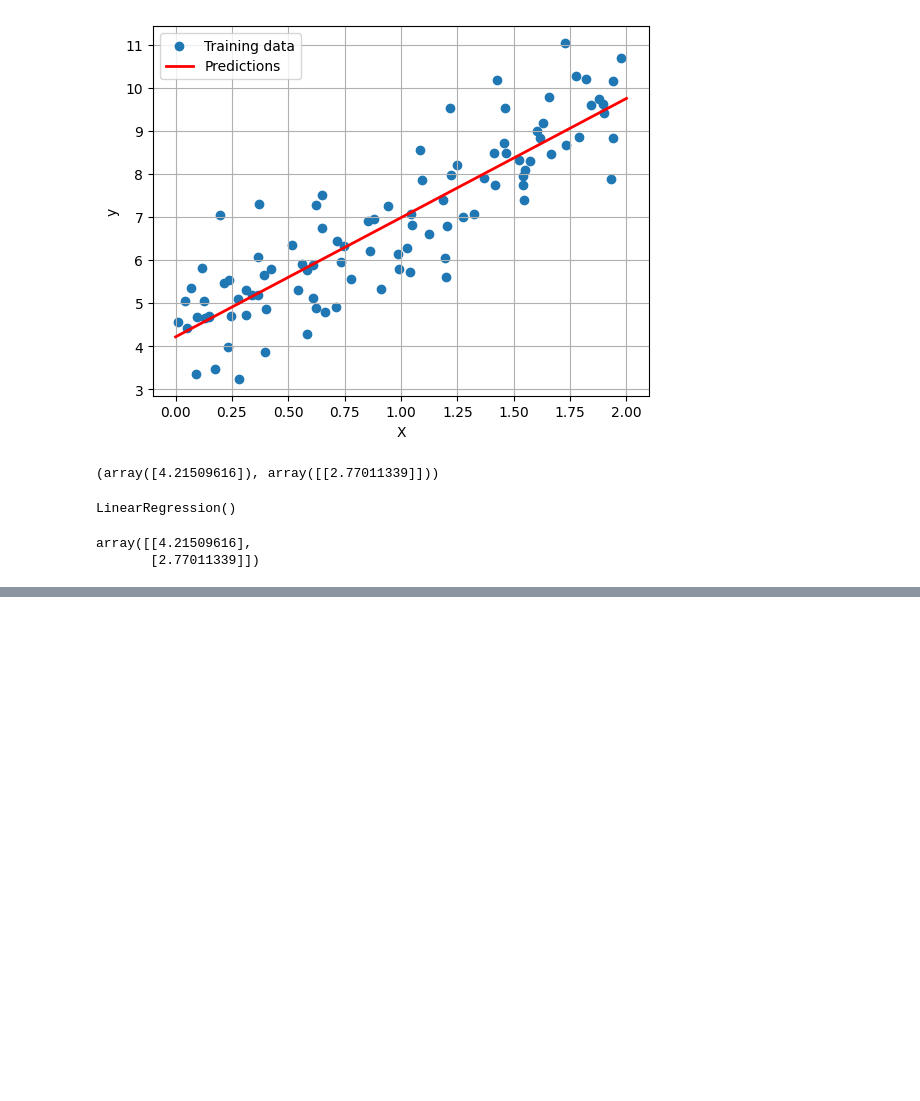
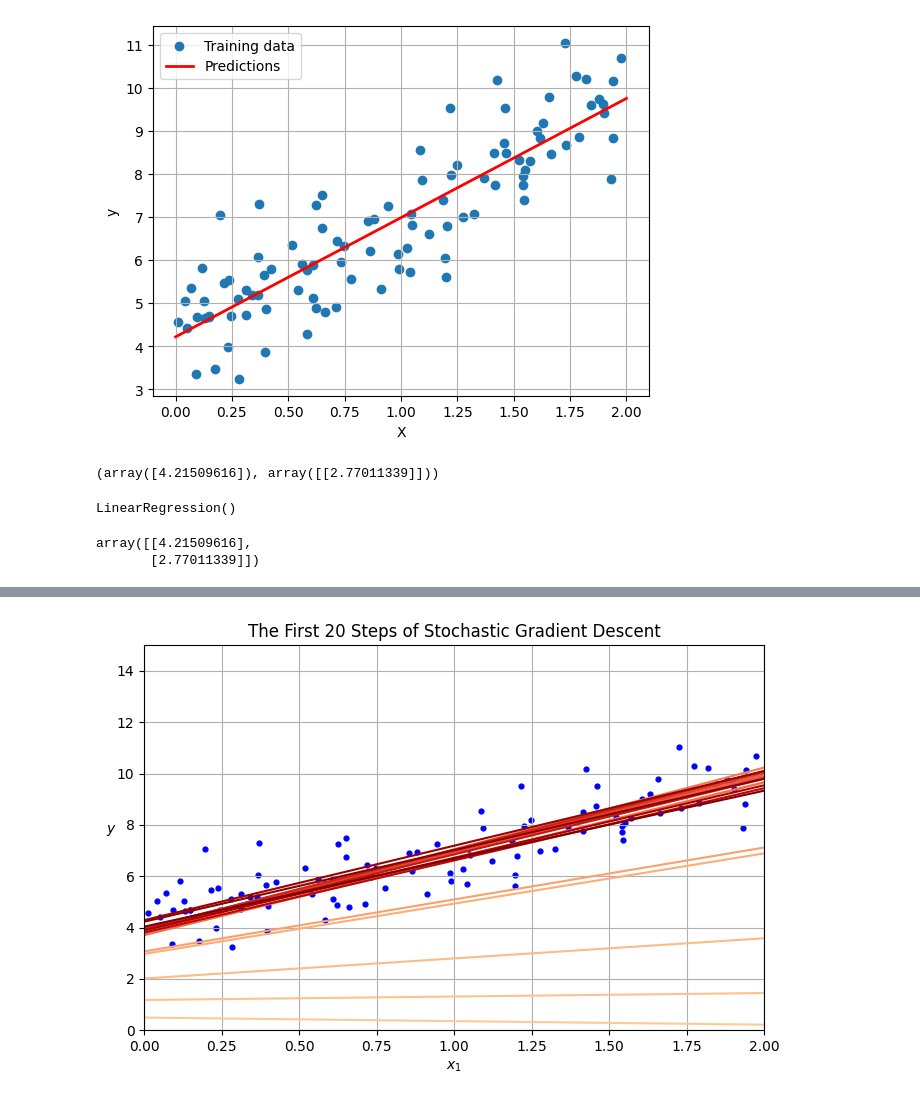
Before and after one commit to Sankalp17ML/hands-on-ml-training-models, a Jupyter notebook: notebooks/04_training_models.ipynb, the cells around one changed output, grey strips where cells are left out. Cells and saved outputs as stored; diff of their text form; code cells hidden in the pictures; blank space fills up the shorter version.

```diff
--- a/notebooks/04_training_models.ipynb
+++ b/notebooks/04_training_models.ipynb
@@ -113,0 +223,18 @@ array([[4.21509616],
+# %%
+n_epochs = 50
+t0, t1 = 5, 50
+
+def learning_schedule(t):
+    return t0 / (t + t1)
+
+np.random.seed(42)
+theta = np.random.randn(2, 1)
+
+for epoch in range(n_epochs):
+    for iteration in range(m):
+        random_index = np.random.randint(m)
+        xi = X_b[random_index : random_index + 1]
+        yi = y[random_index : random_index + 1]
+        gradients = 2 * xi.T @ (xi @ theta - yi)
+        eta = learning_schedule(epoch * m + iteration)
+        theta = theta - eta * gradients
@@ -113,0 +246,72 @@ array([[4.21509616],
+# %%
+import numpy as np
+import matplotlib.pyplot as plt
+from sklearn.preprocessing import add_dummy_feature
+
+
+np.random.seed(42)
+m = 100
+
+X = 2 * np.random.rand(m, 1)
+y = 4 + 3 * X + np.random.randn(m, 1)
+
+X_b = add_dummy_feature(X)
+
+
+X_new = np.array([[0], [2]])
+X_new_b = add_dummy_feature(X_new)
+
+
+n_epochs = 50
+t0, t1 = 5, 50
+
+def learning_schedule(t):
+    return t0 / (t + t1)
+
+
+np.random.seed(42)
+theta = np.random.randn(2, 1)
+
+
+fig, ax = plt.subplots(figsize=(8, 5))
+
+ax.scatter(X, y, color="blue", s=12)
+
+for epoch in range(n_epochs):
+    for iteration in range(m):
+
+        if epoch == 0 and iteration < 20:
+
+            y_predict = X_new_b @ theta
+
+            color = plt.cm.OrRd(0.3 + 0.7 * iteration / 19)
+
+            ax.plot(
+                X_new,
+                y_predict,
+                color=color,
+                linewidth=1.5
+            )
+
+        random_index = np.random.randint(m)
+
+        xi = X_b[random_index:random_index + 1]
+        yi = y[random_index:random_index + 1]
+
+        gradients = 2 * xi.T @ (xi @ theta - yi)
+
+        eta = learning_schedule(epoch * m + iteration)
+
+
+        theta = theta - eta * gradients
+
+ax.set_xlabel(r"$x_1$")
+ax.set_ylabel(r"$y$", rotation=0)
+ax.set_xlim(0, 2)
+ax.set_ylim(0, 15)
+ax.set_title("The First 20 Steps of Stochastic Gradient Descent")
+ax.grid(True)
+
+plt.show()
+# %% [output]
+[figure, added]
```
Also changed, not shown: parts of 28 cells of this notebook, 2 other files.
